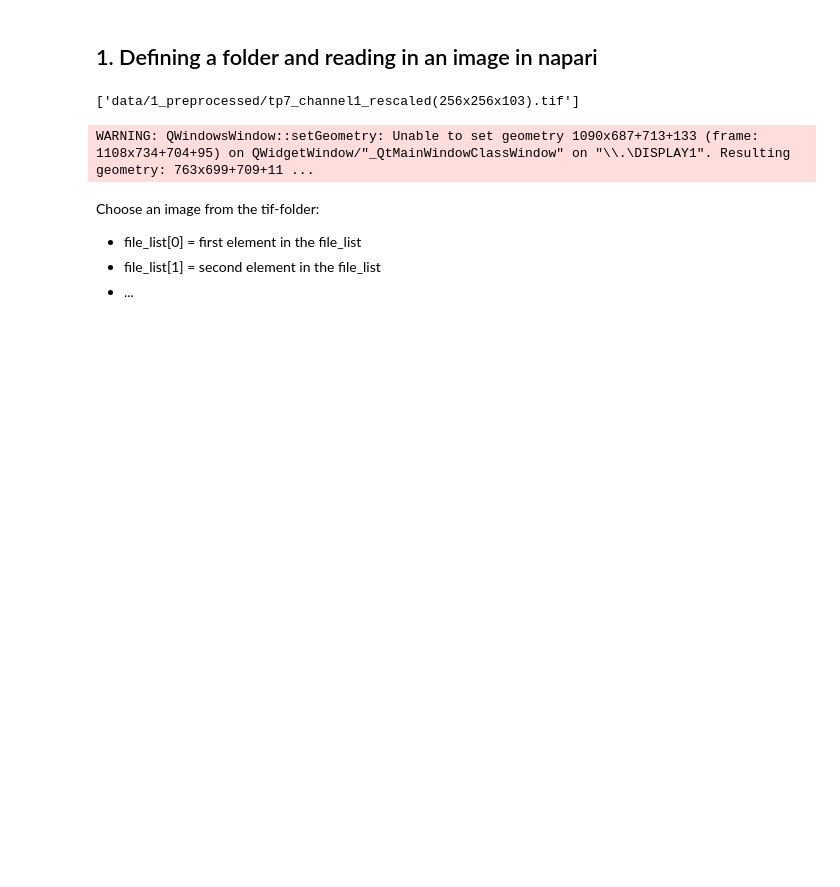
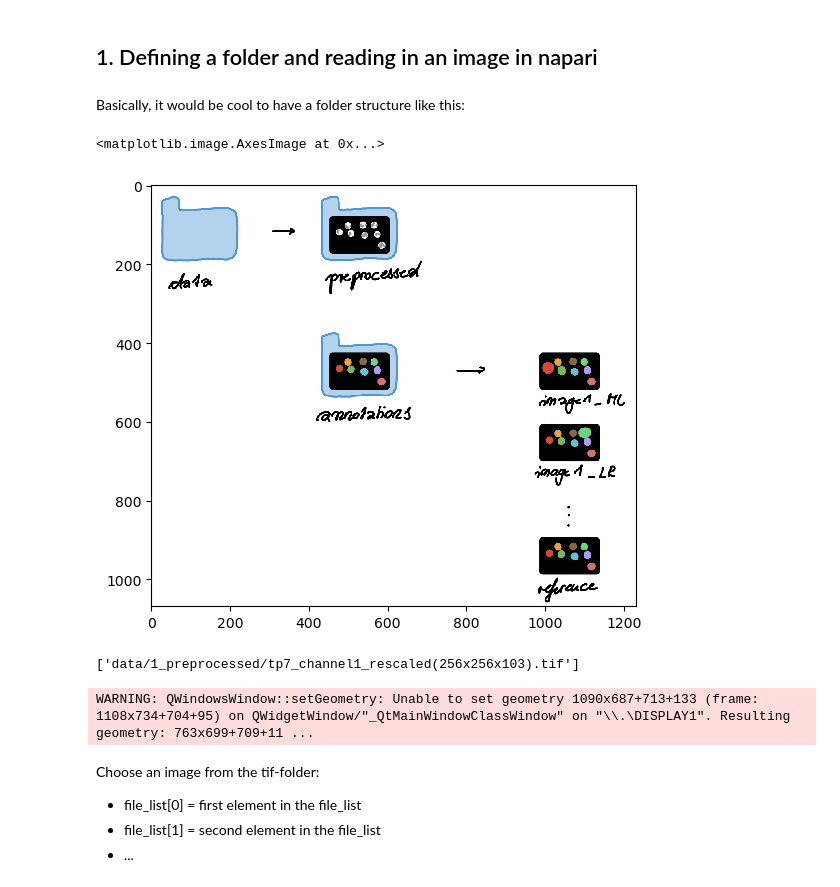
Before and after one commit to BiAPoL/Annotation-in-3D-blogpost, a Jupyter notebook: Annotation template.ipynb, the cells around one changed output. Cells and saved outputs as stored; diff of their text form; code cells hidden in the pictures; blank space fills up the shorter version.

```diff
--- a/Annotation template.ipynb
+++ b/Annotation template.ipynb
@@ -16,6 +14,15 @@ from os import listdir
 from os.path import isfile, join
 import pyclesperanto_prototype as cle
 import matplotlib.pyplot as plt
+# %% [markdown]
+Basically, it would be cool to have a folder structure like this:
+# %%
+img = imread("imgs/scheme.jpg")
+# %%
+imshow(img)
+# %% [output]
+<matplotlib.image.AxesImage at 0x...>
+[figure, added]
 # %%
 #read in tif-image
 tif_folder = "data/1_preprocessed/"
```
Also changed, not shown: parts of 2 cells of this notebook.
